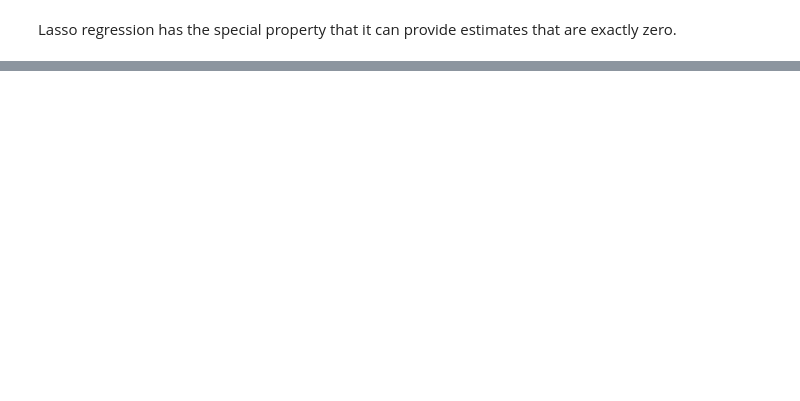
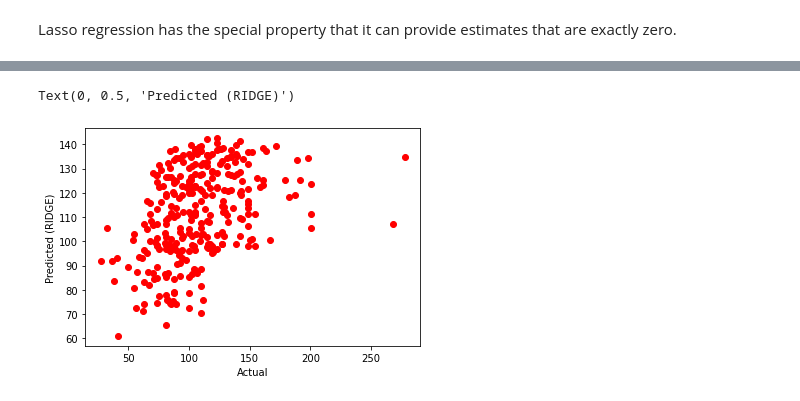
Before and after one commit to aaneloy/DATA2010-Fall2021-Lab, a Jupyter notebook: Linear Regression/Linear-regression.ipynb, the cells around one changed output, grey strips where cells are left out. Drawn from its saved outputs; the diff is of its cells as text; code cells hidden in the pictures; blank space fills up the shorter version.

```diff
--- a/Linear Regression/Linear-regression.ipynb
+++ b/Linear Regression/Linear-regression.ipynb
@@ -436,0 +533,7 @@ array([False, False,  True,  True,  True,  True,  True,  True, False,
+# %%
+plt.scatter(y_test, y_pred_ridge, c = 'red')
+plt.xlabel('Actual')
+plt.ylabel('Predicted (RIDGE)')
+# %% [output]
+Text(0, 0.5, 'Predicted (RIDGE)')
+[figure, added]
```
Also changed, not shown: parts of 26 cells of this notebook.
